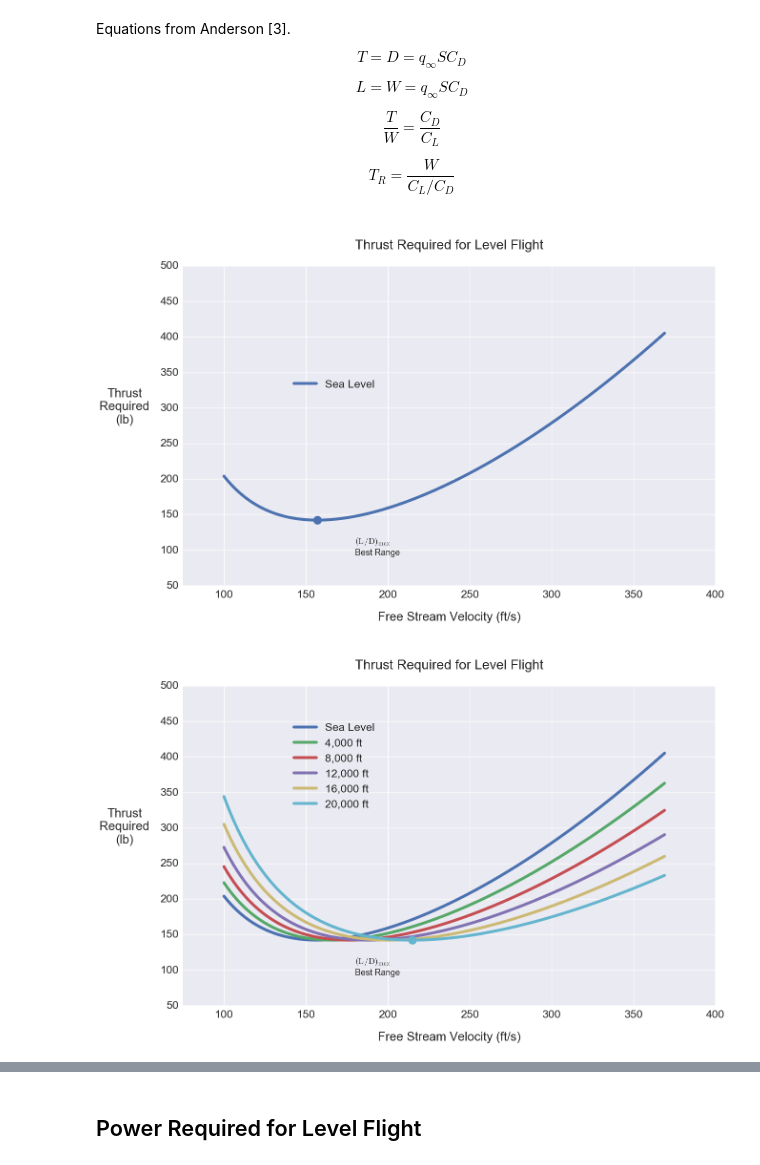
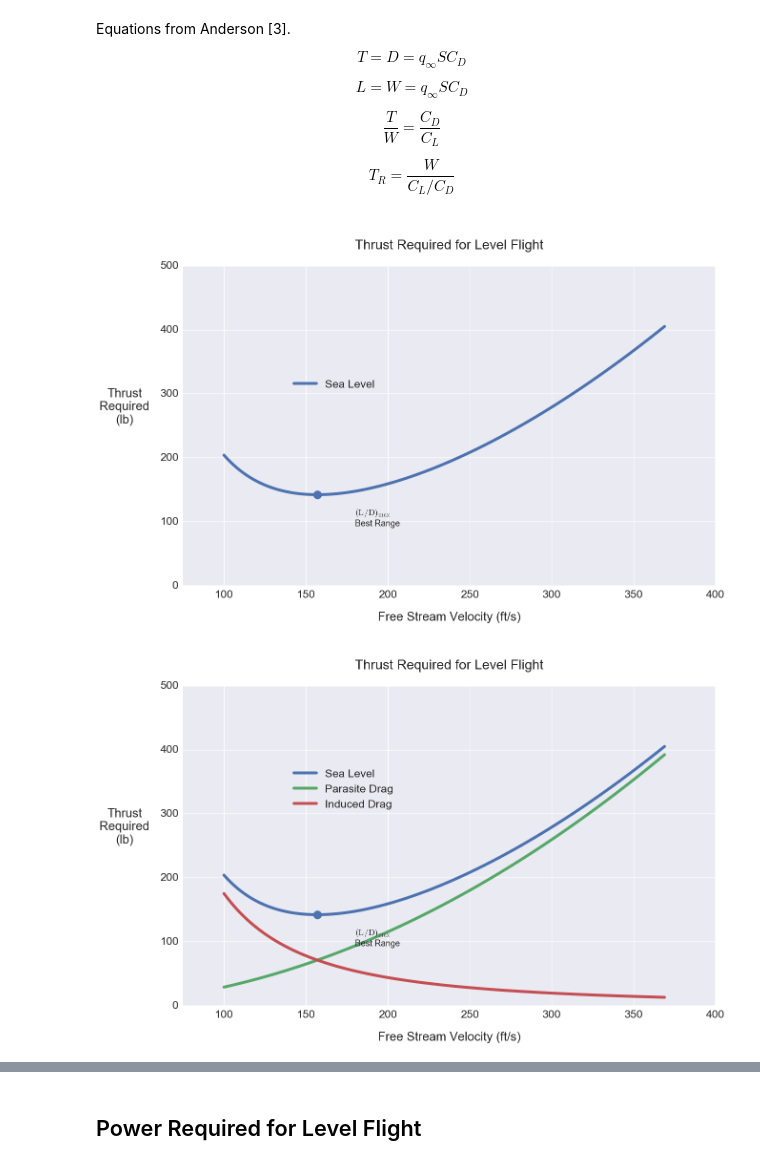
Before and after one commit to bws428/flight-performance-analysis, a Jupyter notebook: RV-8F Performance.ipynb, the cells around one changed output, grey strips where cells are left out. Saved outputs shown, nothing was run; the diff lists cells and outputs as text; code cells hidden in the pictures.

Commit message:
Added drag curves to thrust reqd

```diff
--- a/RV-8F Performance.ipynb
+++ b/RV-8F Performance.ipynb
@@ -157,7 +157,7 @@ Equations from Anderson [3].
   T_R = \frac{W}{C_L/C_D}
 \end{equation}
 # %%
-def plot_thrust_required(V, Max_Alt=0, min_color="#4c72b0"):
+def plot_thrust_required(V, Max_Alt=0, min_color="#4c72b0", drag_curves='N'):
     """
     Plot thrust required curves for altitudes from sea level to Max_Alt in 4,000-ft increments.
 
@@ -165,6 +165,7 @@ def plot_thrust_required(V, Max_Alt=0, min_color="#4c72b0"):
     V -- a 1D array of velocity values in ft/s
     Max_Alt -- an altitude, in feet, at which to stop plotting curves (default 0, sea level)
     min_color -- a hex color code for the min value marker
+    drag_curves -- include drag curves? 'Y' or 'N'
     """
     legend = ['Sea Level']
     for altitude in range(0, Max_Alt + 1, 4000):
@@ -182,36 +183,53 @@ def plot_thrust_required(V, Max_Alt=0, min_color="#4c72b0"):
         # Drag coefficient
         CD = C_d_0 + CL**2 / (np.pi * e * AR)
 
+        # Lift force
+        L = CL * 0.5 * rho * V**2 * S
+
+        # Parasite drag
+        Dp = 0.5 * C_d_0 * rho * V**2 * S
+
+        # Induced drag
+        Di = (2 * L**2) / (rho * V**2 * S * np.pi * e * AR)
+
         # Thrust required (lbs)
         Tr = W / (CL / CD)
 
         # Add a curve
         plt.plot(V,Tr)
+
+        # Plot drag curves
+        if drag_curves == "Y":
+            plt.plot(V,Dp)
+            plt.plot(V,Di)
+            legend.append("Parasite Drag")
+            legend.append("Induced Drag")
 
         # Update the legend
         if altitude > 0:
             legend.append("{:,.0f} ft".format(altitude))
 
     # Locate the axis labels and limits
     ax = plt.gca()
     ax.set_xlim([75,400])
-    ax.set_ylim([50,500])
+    ax.set_ylim([0,500])
     ax.xaxis.set_label_coords(0.5, -0.08)
     ax.yaxis.set_label_coords(-0.11, 0.5)
     ax.text(180, 95, r'$\mathrm{ (L/D)_{max} }$'+'\nBest Range', size=18)
 
     # Add title and axis labels
     plt.legend(legend,loc=(0.2, 0.6))
     plt.title("\n Thrust Required for Level Flight \n")
     plt.ylabel('Thrust\nRequired\n(lb)', rotation=0)
     plt.xlabel('Free Stream Velocity (ft/s)')
 
     # Plot (L/D)max point
     plt.plot(V[np.argmin(Tr)], np.amin(Tr), marker='o', ms=18, color=min_color)
     plt.show()
 
 plot_thrust_required(V,0)
+plot_thrust_required(V,0,"#4c72b0","Y")
 plot_thrust_required(V,20000,"#64b5cd")
 # %% [output]
-[figure, old version]
+[figure, new version]
-[figure, old version]
+[figure, new version]
```
Also changed, not shown: parts of 1 cell of this notebook.
